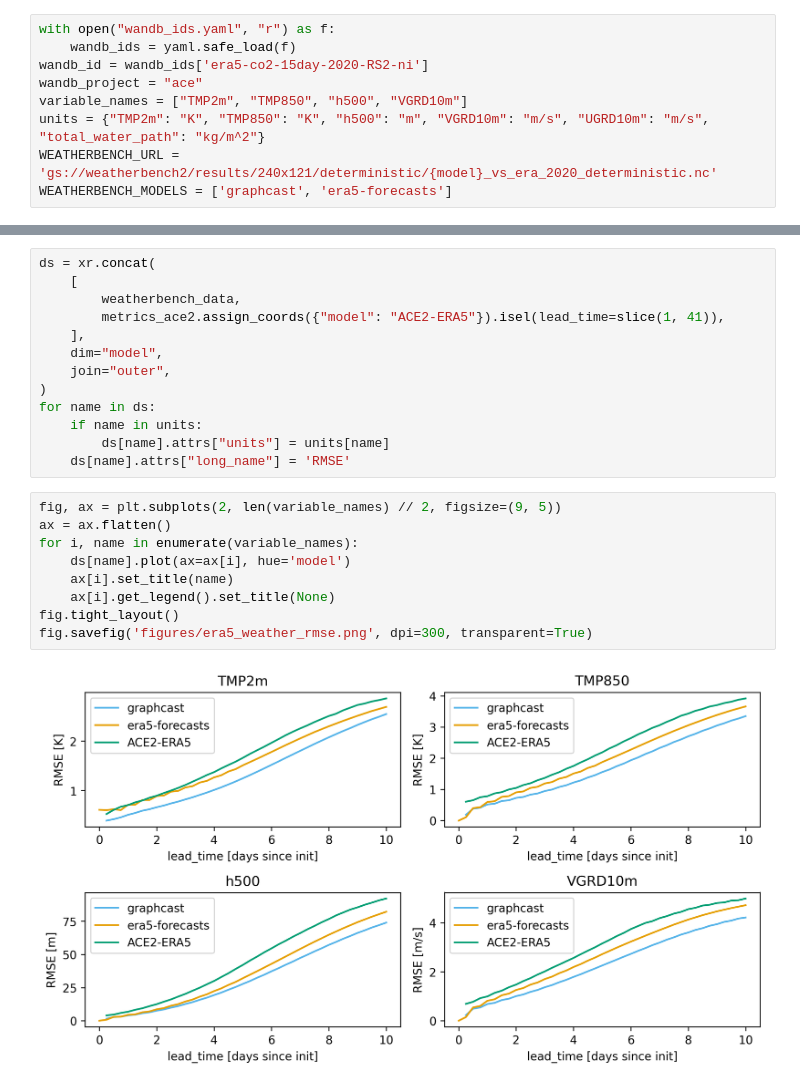
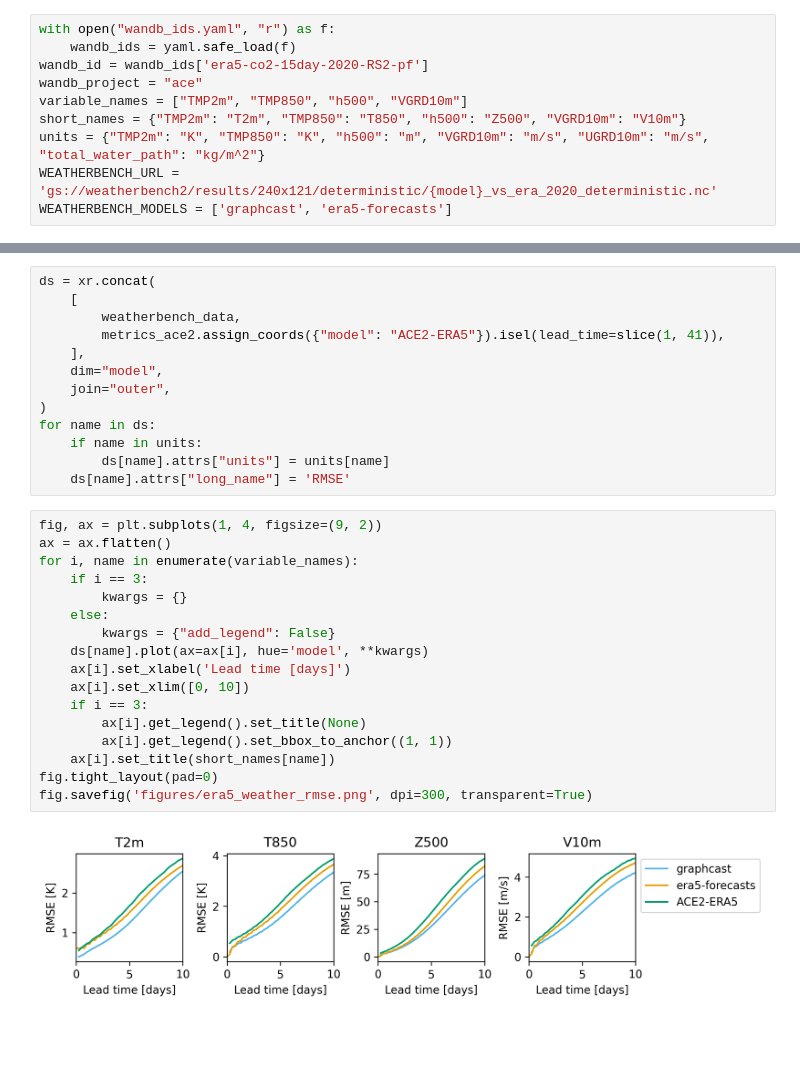
Before and after one commit to ai2cm/ace2-paper, a Jupyter notebook: notebooks/era5_weather_skill.ipynb, the cells around one changed output, grey strips where cells are left out. Drawn from its saved outputs; the diff is of its cells as text; blank space fills up the shorter version.

```diff
--- a/notebooks/era5_weather_skill.ipynb
+++ b/notebooks/era5_weather_skill.ipynb
@@ -10,9 +10,10 @@ plt.rcParams['figure.dpi'] = 300
 # %%
 with open("wandb_ids.yaml", "r") as f:
     wandb_ids = yaml.safe_load(f)
-wandb_id = wandb_ids['era5-co2-15day-2020-RS2-ni']
+wandb_id = wandb_ids['era5-co2-15day-2020-RS2-pf']
 wandb_project = "ace"
 variable_names = ["TMP2m", "TMP850", "h500", "VGRD10m"]
+short_names = {"TMP2m": "T2m", "TMP850": "T850", "h500": "Z500", "VGRD10m": "V10m"}
 units = {"TMP2m": "K", "TMP850": "K", "h500": "m", "VGRD10m": "m/s", "UGRD10m": "m/s", "total_water_path": "kg/m^2"}
 WEATHERBENCH_URL = 'gs://weatherbench2/results/240x121/deterministic/{model}_vs_era_2020_deterministic.nc'
 WEATHERBENCH_MODELS = ['graphcast', 'era5-forecasts']
@@ -90,13 +91,21 @@ for name in ds:
         ds[name].attrs["units"] = units[name]
     ds[name].attrs["long_name"] = 'RMSE'
 # %%
-fig, ax = plt.subplots(2, len(variable_names) // 2, figsize=(9, 5))
+fig, ax = plt.subplots(1, 4, figsize=(9, 2))
 ax = ax.flatten()
 for i, name in enumerate(variable_names):
-    ds[name].plot(ax=ax[i], hue='model')
-    ax[i].set_title(name)
-    ax[i].get_legend().set_title(None)
-fig.tight_layout()
+    if i == 3:
+        kwargs = {}
+    else:
+        kwargs = {"add_legend": False}
+    ds[name].plot(ax=ax[i], hue='model', **kwargs)
+    ax[i].set_xlabel('Lead time [days]')
+    ax[i].set_xlim([0, 10])
+    if i == 3:
+        ax[i].get_legend().set_title(None)
+        ax[i].get_legend().set_bbox_to_anchor((1, 1))
+    ax[i].set_title(short_names[name])
+fig.tight_layout(pad=0)
 fig.savefig('figures/era5_weather_rmse.png', dpi=300, transparent=True)
 # %% [output]
-[figure, old version]
+[figure, new version]
```
Also changed, not shown: parts of 1 cell of this notebook, 4 other files.
